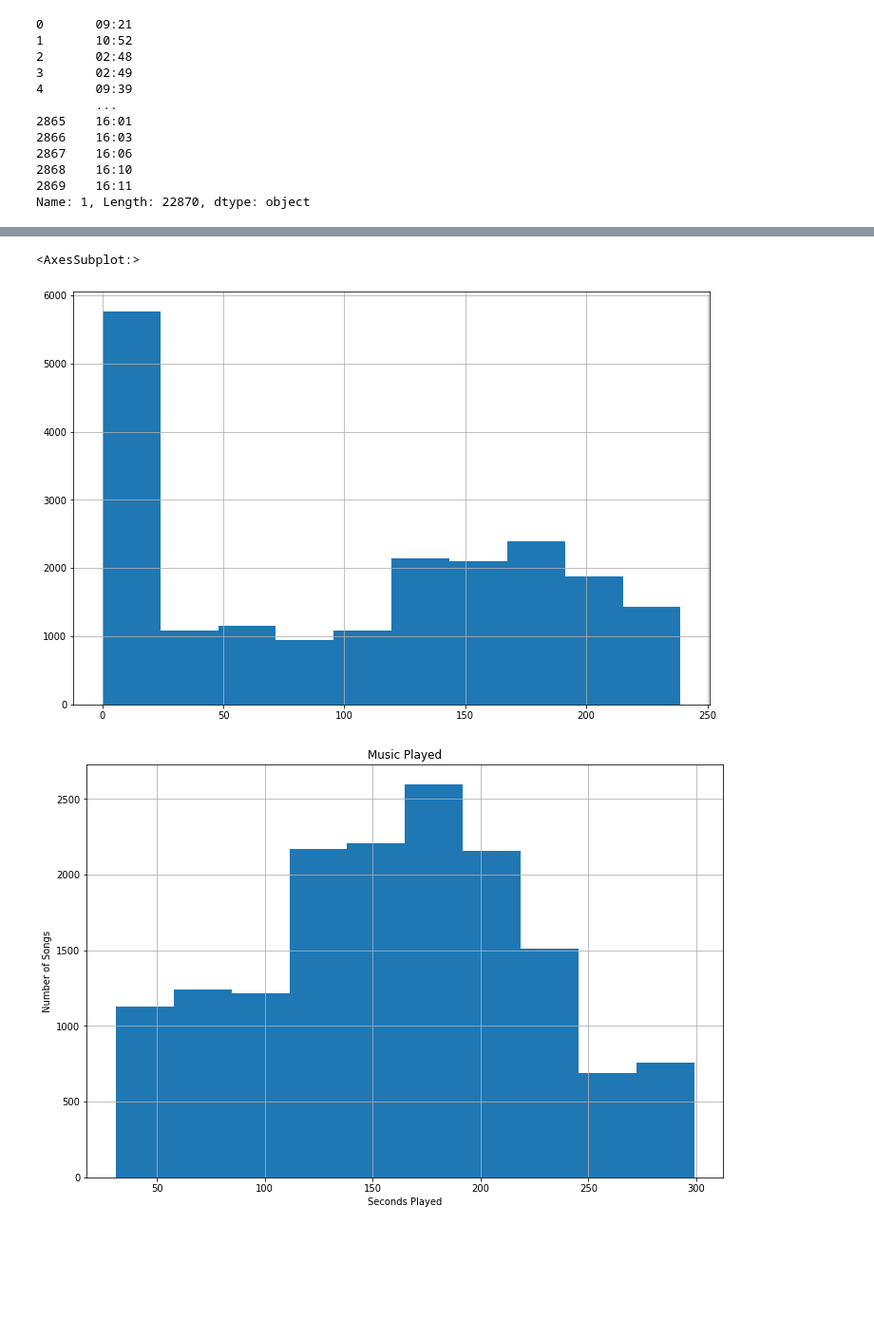
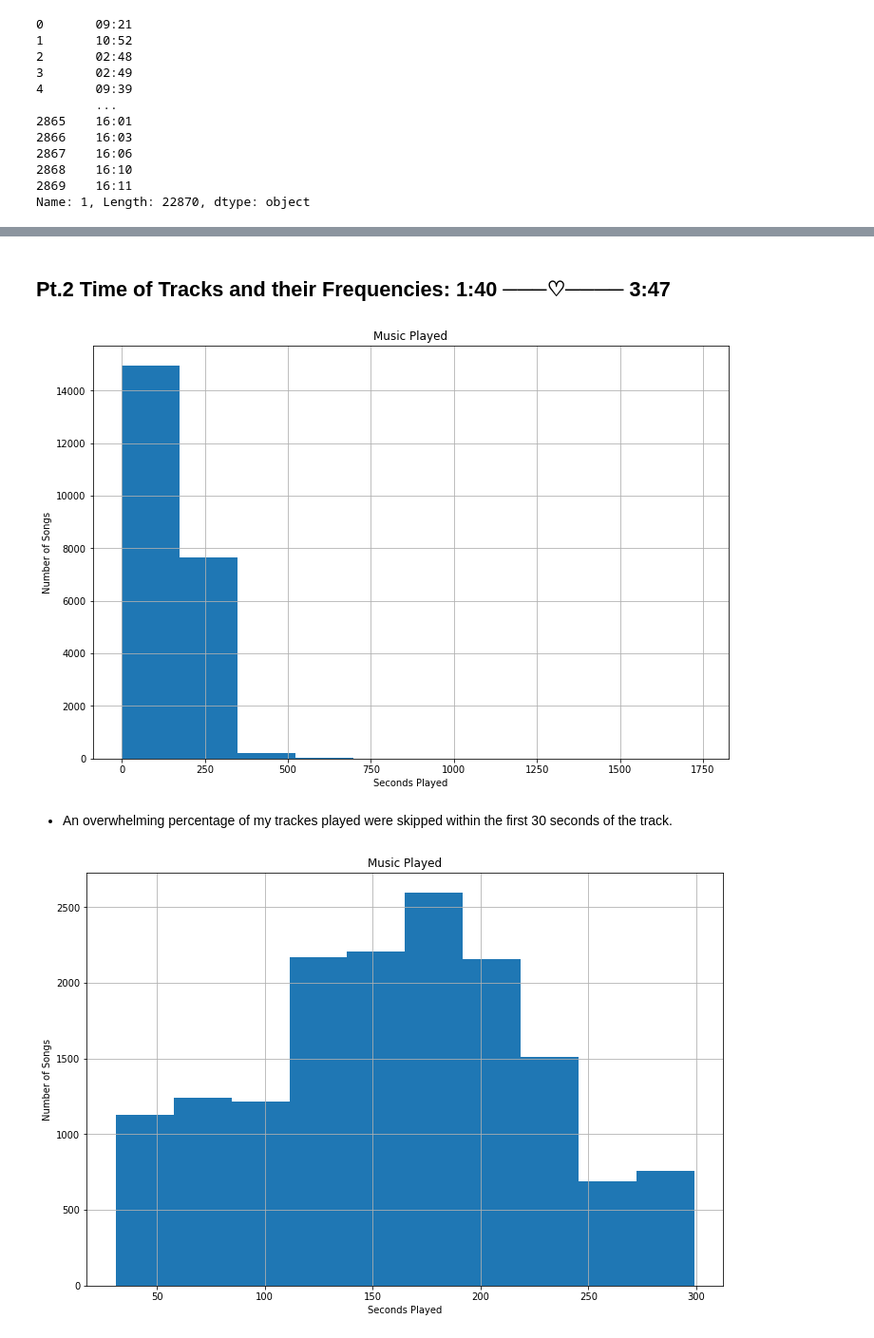
Before and after one commit to charliehanlon/SpotifyExploration, a Jupyter notebook: SpotifyEx.ipynb, the cells around one changed output, grey strips where cells are left out. Shown at 95% size. Cells and saved outputs as stored; diff of their text form; code cells hidden in the pictures; blank space fills up the shorter version.

```diff
--- a/SpotifyEx.ipynb
+++ b/SpotifyEx.ipynb
@@ -177,8 +134,16 @@ x
-# %%
-x.SecondsPlayed[(x.SecondsPlayed < 240)].hist()
-# %% [output]
-<AxesSubplot:>
-[figure, removed]
+# %% [markdown]
+## Pt.2 Time of Tracks and their Frequencies: 1:40 ───♡──── 3:47
+# %%
+x.SecondsPlayed.hist()
+
+plt.xlabel("Seconds Played")
+plt.ylabel("Number of Songs")
+plt.title("Music Played")
+plt.show()
+# %% [output]
+[figure, added]
+# %% [markdown]
+- An overwhelming percentage of my trackes played were skipped within the first 30 seconds of the track.
 # %%
 x.SecondsPlayed[(x.SecondsPlayed > 30) & (x.SecondsPlayed < 300)].hist()
 
```
Also changed, not shown: parts of 25 cells of this notebook, 1 other file.
